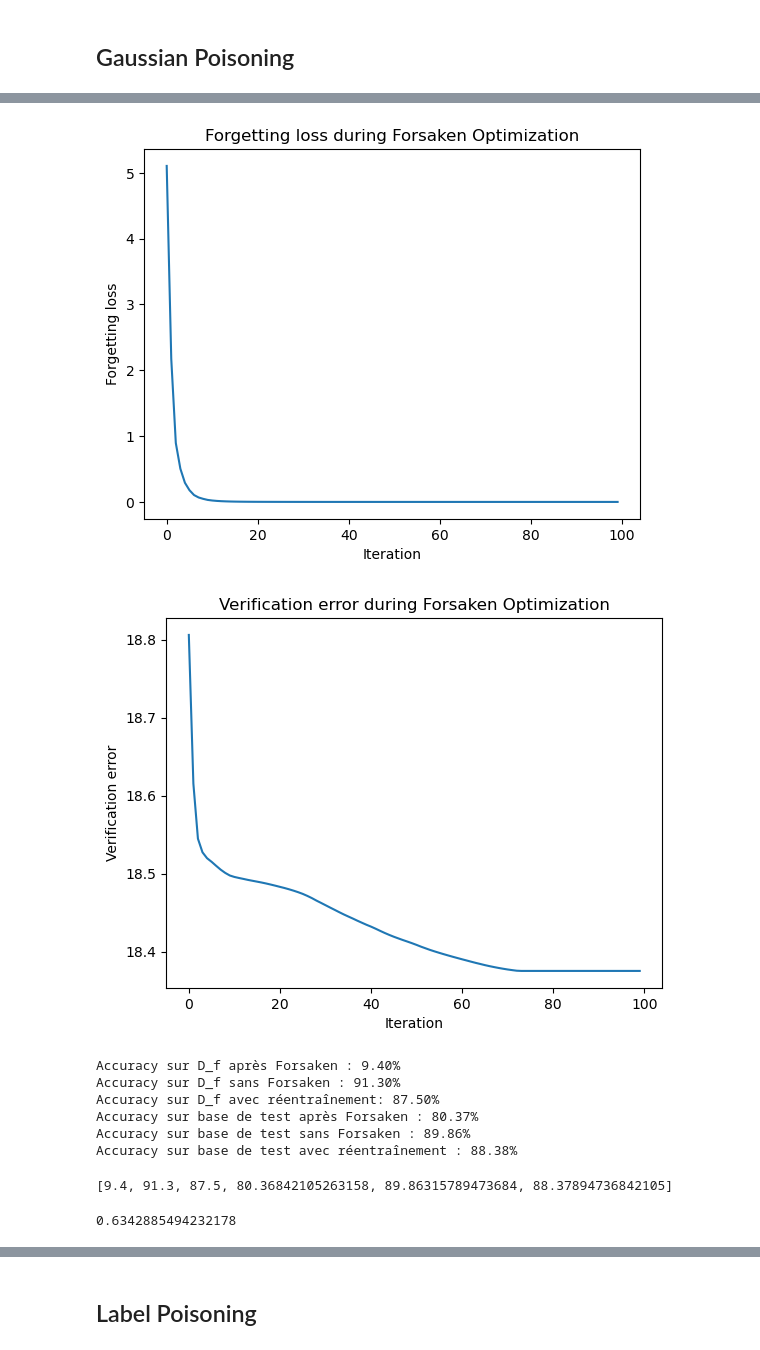
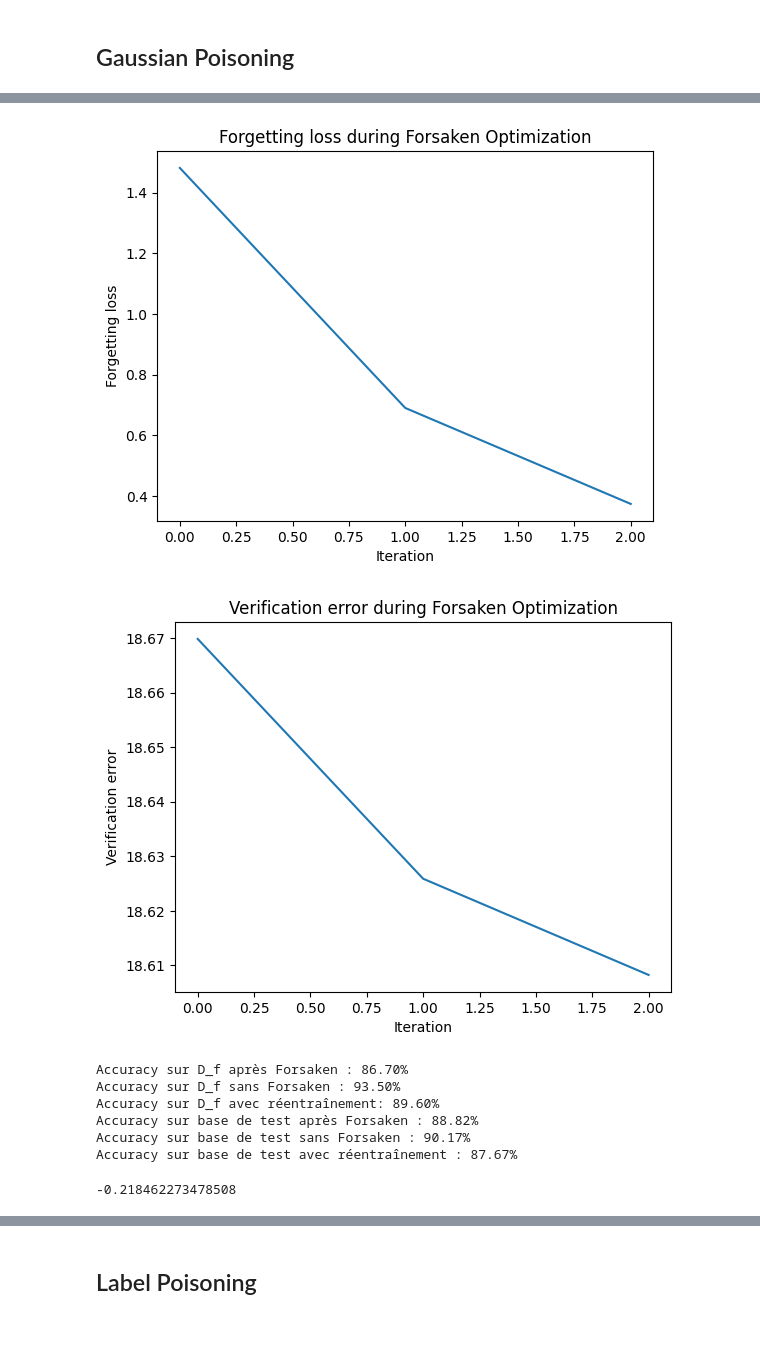
Before and after one commit to DepInfoAliciaSHAO/forsaken, a Jupyter notebook: forsaken.ipynb, the cells around one changed output, grey strips where cells are left out. Drawn from its saved outputs; the diff is of its cells as text; code cells hidden in the pictures.

Commit message:
Clean + Add Plots

```diff
--- a/forsaken.ipynb
+++ b/forsaken.ipynb
@@ -736,14 +1009,15 @@ tensor(1.)
 # %%
-T = 50
+T = 3
 lambda_ = 0.000001
 eta_mu = 0.01
-xi = 0.01
+xi = 0.1
 p = 0.01
 
 D_f, _ = next(iter(loaders["contaminated_loader"]))
 omega_loader, omega_indices = create_omega_loader(loaders["clean_loader"].dataset, proportion=p)
 print(f"Omega set: {len(omega_indices)}")
 omega = compute_omega(model_noise, omega_loader)
+omega = 1.0
 print(f"Computed omega: {omega:.4f}")
 
 model_forsaken = forsaken(
@@ -779,16 +1042,15 @@ Fin de la procédure Forsaken.
-[figure, old version]
+[figure, new version]
-[figure, old version]
+[figure, new version]
 # %%
-get_accuracy(model_forsaken, model_noise, model_clean, loaders["contaminated_loader"], test_loader_gaussian)
+accuracies_gus = get_accuracy(model_forsaken, model_noise, model_clean, loaders["contaminated_loader"], test_loader_gaussian)
 # %% [output]
-Accuracy sur D_f après Forsaken : 9.40%
-Accuracy sur D_f sans Forsaken : 91.30%
-Accuracy sur D_f avec réentraînement: 87.50%
-Accuracy sur base de test après Forsaken : 80.37%
-Accuracy sur base de test sans Forsaken : 89.86%
-Accuracy sur base de test avec réentraînement : 88.38%
+Accuracy sur D_f après Forsaken : 86.70%
+Accuracy sur D_f sans Forsaken : 93.50%
+Accuracy sur D_f avec réentraînement: 89.60%
+Accuracy sur base de test après Forsaken : 88.82%
+Accuracy sur base de test sans Forsaken : 90.17%
+Accuracy sur base de test avec réentraînement : 87.67%
-[9.4, 91.3, 87.5, 80.36842105263158, 89.86315789473684, 88.37894736842105]
 # %%
 compute_gus_score(model_forsaken, loaders["base_contaminated_loader"], loaders["noise_loader"], epsilon)
 # %% [output]
-0.6342885494232178
+-0.218462273478508
```
Also changed, not shown: parts of 46 cells of this notebook.
